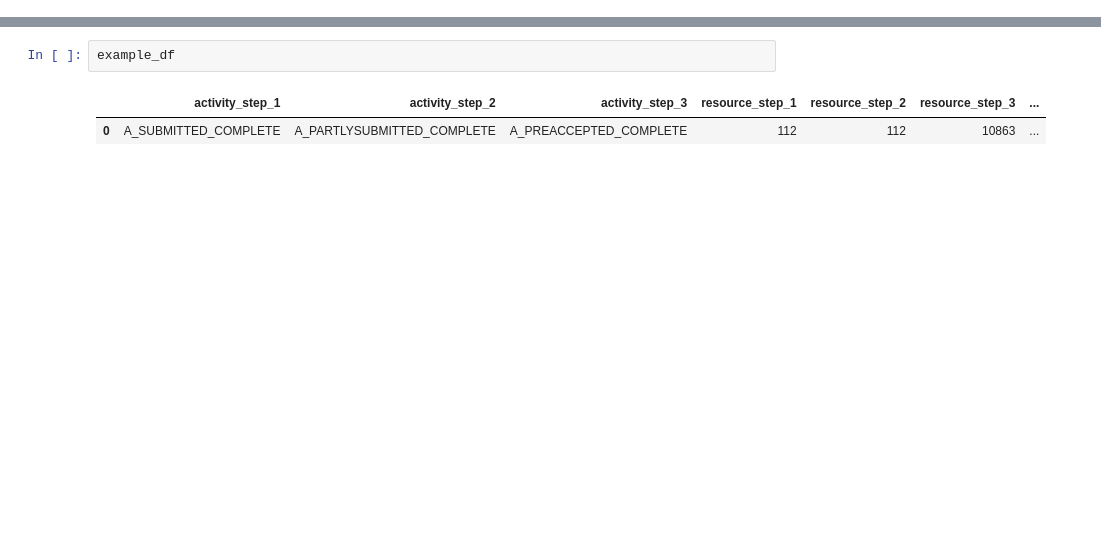
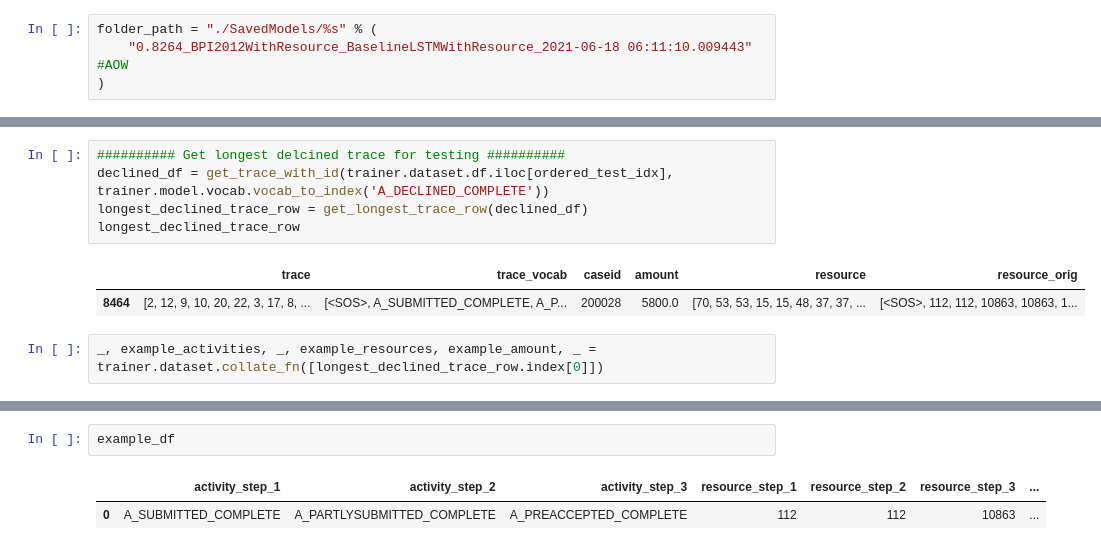
Before and after one commit to ChihchengHsieh/LINDA-BN-Eventlog-TF, a Jupyter notebook: dice_with_resources.ipynb, the cells around one changed output, grey strips where cells are left out. Saved outputs shown, nothing was run; the diff lists cells and outputs as text; blank space fills up the shorter version.

```diff
--- a/dice_with_resources.ipynb
+++ b/dice_with_resources.ipynb
@@ -234,0 +23,4 @@ example_df = pd.DataFrame(query_instance, columns= feature_names)
+# %%
+folder_path = "./SavedModels/%s" % (
+    "0.8264_BPI2012WithResource_BaselineLSTMWithResource_2021-06-18 06:11:10.009443" #AOW
+)
@@ -234,0 +63,10 @@ example_df = pd.DataFrame(query_instance, columns= feature_names)
+# %%
+########## Get longest delcined trace for testing ##########
+declined_df = get_trace_with_id(trainer.dataset.df.iloc[ordered_test_idx], trainer.model.vocab.vocab_to_index('A_DECLINED_COMPLETE'))
+longest_declined_trace_row = get_longest_trace_row(declined_df)
+longest_declined_trace_row
+# %% [output]
+|  | trace | trace_vocab | caseid | amount | resource | resource_orig |
+| 8464 | [2, 12, 9, 10, 20, 22, 3, 17, 8, ... | [<SOS>, A_SUBMITTED_COMPLETE, A_P... | 200028 | 5800.0 | [70, 53, 53, 15, 15, 48, 37, 37, ... | [<SOS>, 112, 112, 10863, 10863, 1... |
+# %%
+_, example_activities, _, example_resources, example_amount, _ = trainer.dataset.collate_fn([longest_declined_trace_row.index[0]])
```
Also changed, not shown: parts of 48 cells of this notebook, 4 other files.
